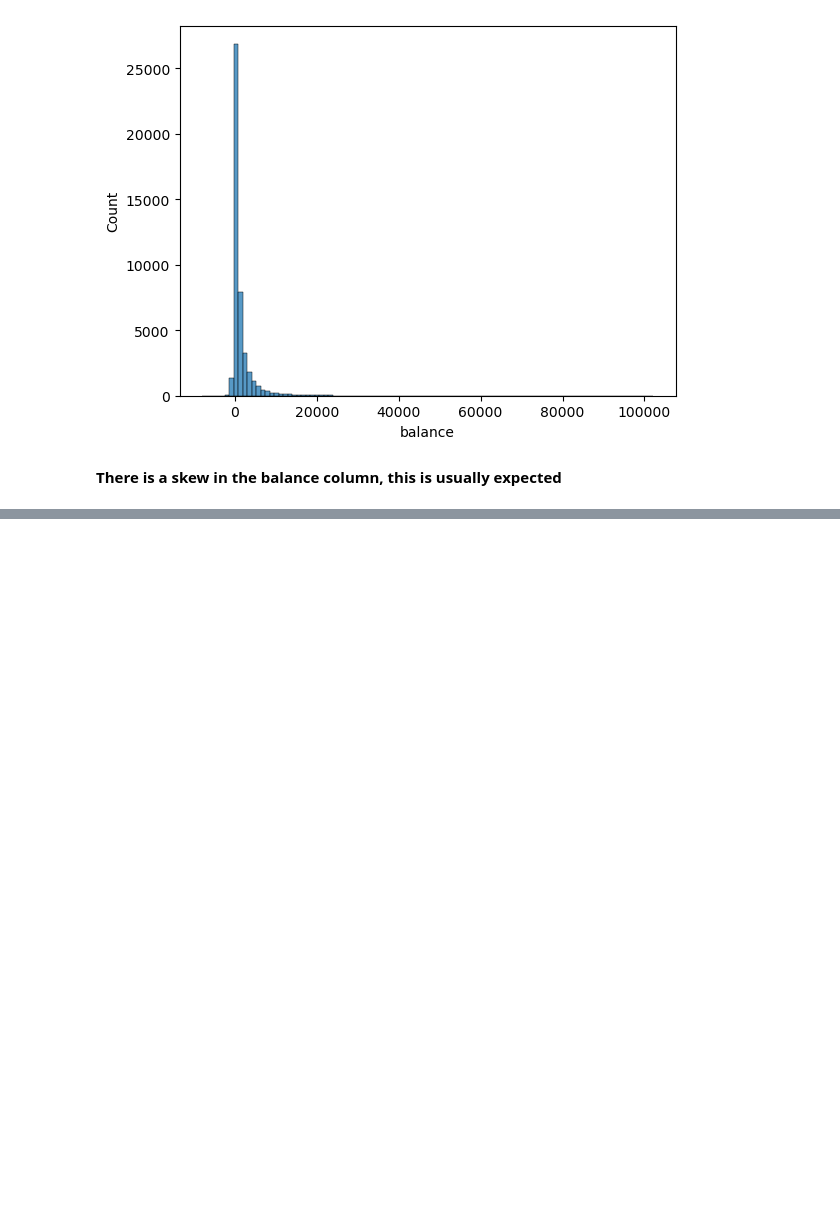
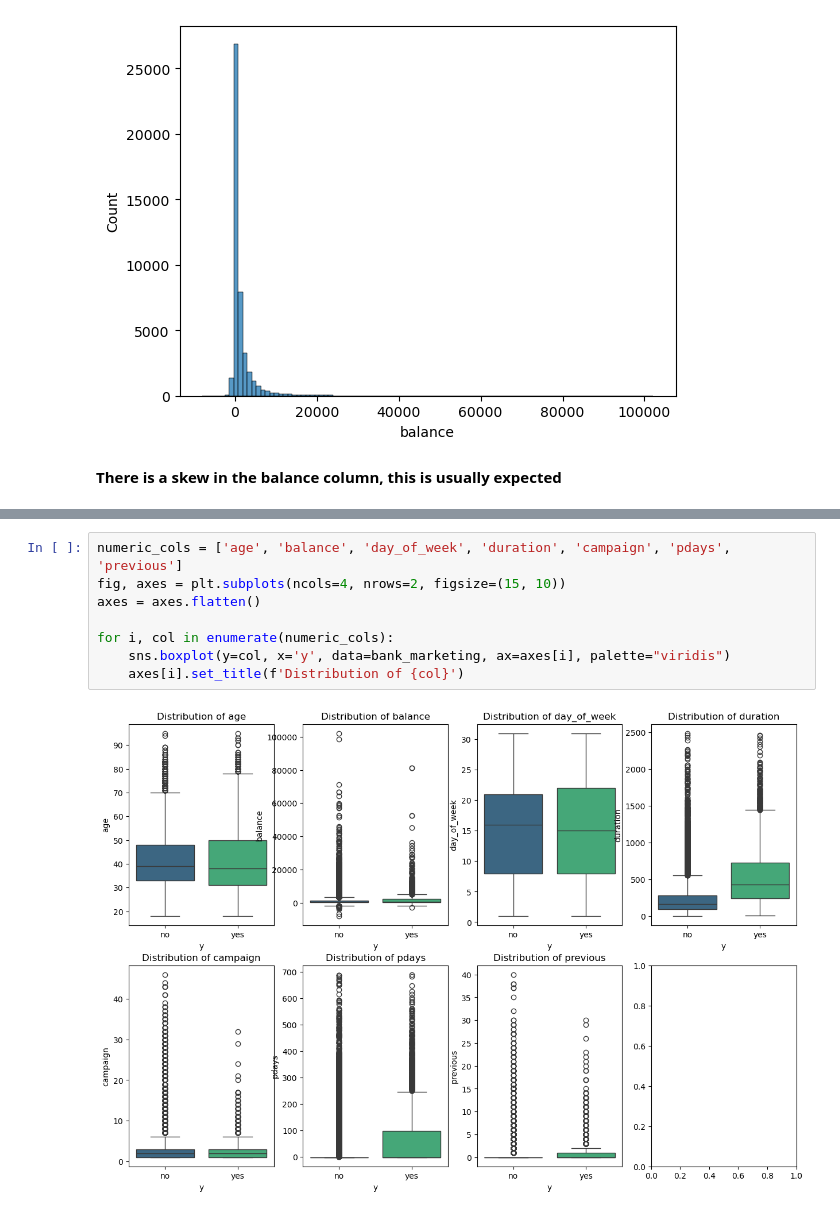
Before and after one commit to donsolana/Bank-Marketing, a Jupyter notebook: Bank Marketing.ipynb, the cells around one changed output, grey strips where cells are left out. Drawn from its saved outputs; the diff is of its cells as text; blank space fills up the shorter version.

```diff
--- a/Bank Marketing.ipynb
+++ b/Bank Marketing.ipynb
@@ -353,0 +369,10 @@ Here, I am going to explore the data to understand our data and find patterns to
+# %%
+numeric_cols = ['age', 'balance', 'day_of_week', 'duration', 'campaign', 'pdays', 'previous']
+fig, axes = plt.subplots(ncols=4, nrows=2, figsize=(15, 10))
+axes = axes.flatten()
+
+for i, col in enumerate(numeric_cols):
+    sns.boxplot(y=col, x='y', data=bank_marketing, ax=axes[i], palette="viridis")
+    axes[i].set_title(f'Distribution of {col}')
+# %% [output]
+[figure, added]
```
Also changed, not shown: parts of 21 cells of this notebook, 2 other files.
